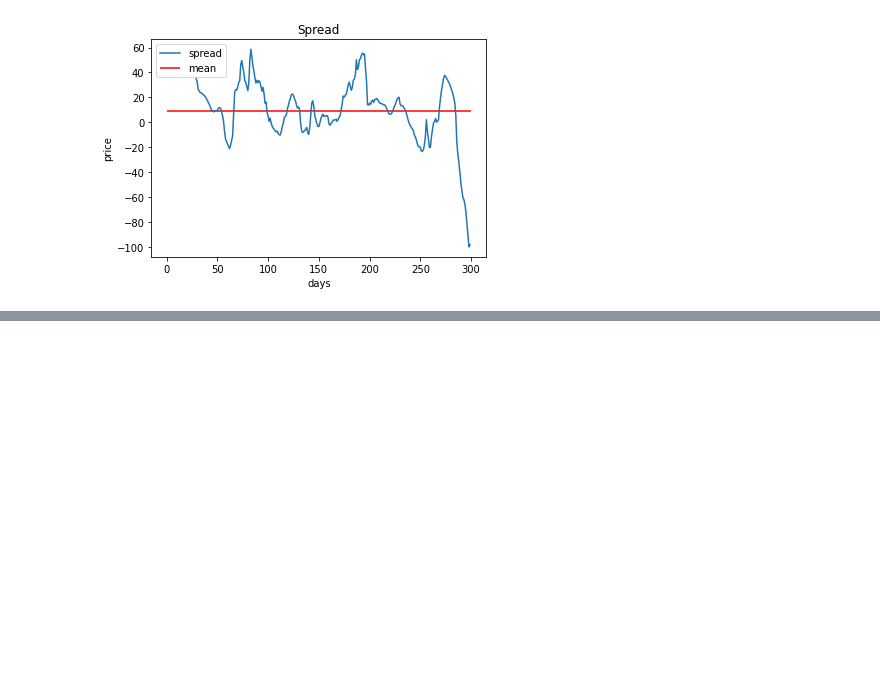
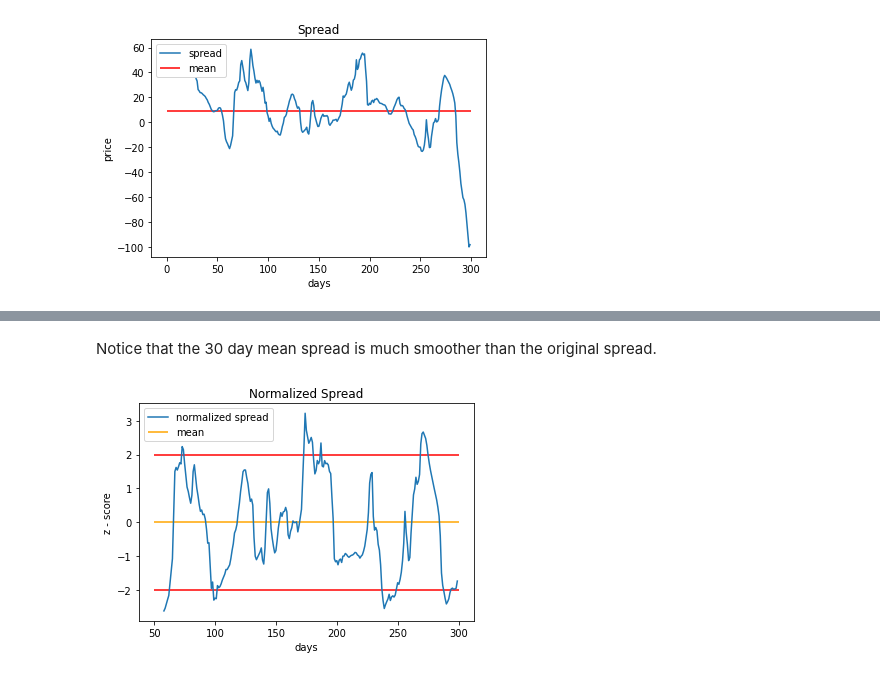
Before and after one commit to bruinquants/intro-to-algotrading-workshop, a Jupyter notebook: Week5.ipynb, the cells around one changed output, grey strips where cells are left out. Saved outputs shown, nothing was run; the diff lists cells and outputs as text; code cells hidden in the pictures; blank space fills up the shorter version.

```diff
--- a/Week5.ipynb
+++ b/Week5.ipynb
@@ -211,0 +283,14 @@ What we've done here is created a derivative, whose price is $T_i - \alpha S_i$
+# %% [markdown]
+Notice that the 30 day mean spread is much smoother than the original spread.
+# %%
+plt.plot(norm_spread, label="normalized spread")
+plt.hlines(2, 50,  len(spread), colors="red")
+plt.hlines(-2, 50,  len(spread), colors="red")
+plt.hlines(0, 50,  len(spread), colors="orange", label="mean")
+plt.xlabel("days")
+plt.ylabel("z - score")
+plt.title("Normalized Spread")
+plt.legend()
+plt.show()
+# %% [output]
+[figure, added]
```
Also changed, not shown: parts of 16 cells of this notebook, 1 other file.
